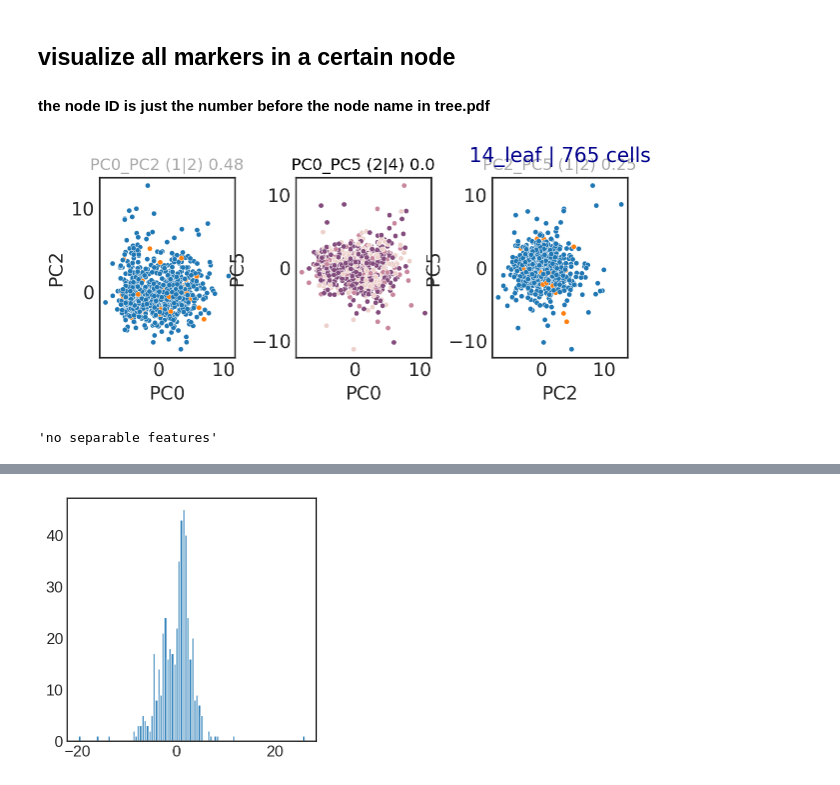
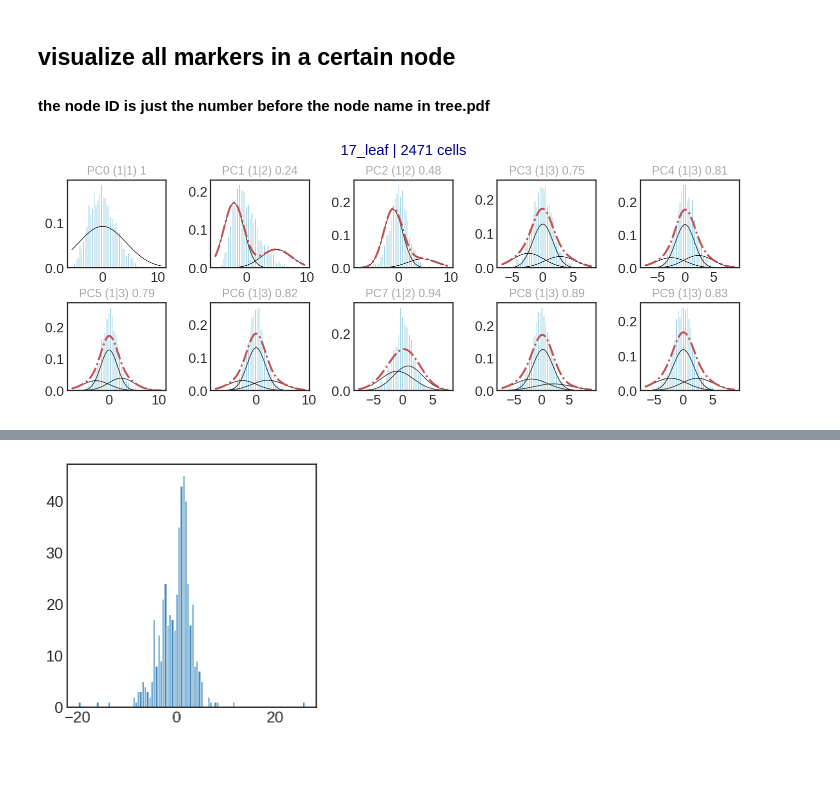
Before and after one commit to xinzhu-email/CITE-pool, a Jupyter notebook: AnalysisTutorial_rna.ipynb, the cells around one changed output, grey strips where cells are left out. Saved outputs shown, nothing was run; the diff lists cells and outputs as text; code cells hidden in the pictures.

```diff
--- a/AnalysisTutorial_rna.ipynb
+++ b/AnalysisTutorial_rna.ipynb
@@ -11,7 +11,7 @@ from metadimm import MetaDIMM
 # %% [markdown]
 ## load data and tree
 # %%
-id='5_4'
+id='6_3'
 
 # adata= sc.read_h5ad('../SeuratV3/subdata/'+id+'_RNA.h5ad')
 # label = adata.obs['label']
@@ -35,7 +35,7 @@ adata = adata[tree.indices,:]
 # adata = md.filter(adata)
 adata = md.preprocess(adata, normalize=True, log1p=True, hvg=True, scale=False)
 
-# label = pd.read_csv('../simulator_out/droplets_composition_'+id+'.csv')
+label = pd.read_csv('../simulator_out/droplets_composition_'+id+'.csv',index_col=0)
 # label.index = label.iloc[:,0]
-adata.obs['label'] = label#['cell_type'].astype(str)
+adata.obs['label'] = label['cell_type'].astype(str)
 # %% [output]
@@ -51,14 +51,12 @@ Function 'preprocess' executed in 5.18s
 ## visualize all markers in a certain node
 #### the node ID is just the number before the node name in tree.pdf
 # %%
-node_ID = 14
-traversal.plot_node(adata,node_ID,viz_dim=2,savefig=False)
+node_ID = 17
+traversal.plot_node(adata,node_ID,viz_dim=1,savefig=False)
 # %% [output]
-[figure, old version]
+[figure, new version]
 # %%
-node = traversal.get_node(14)
+node = traversal.get_node(6)
 # node.all_clustering_dic[2].keys()#[('PC2',)]['bp_pro']*len(node.indices)
 # len(node.indices)
 node.stop
-# %% [output]
-'no separable features'
```
Also changed, not shown: parts of 10 cells of this notebook, 6 other files.
